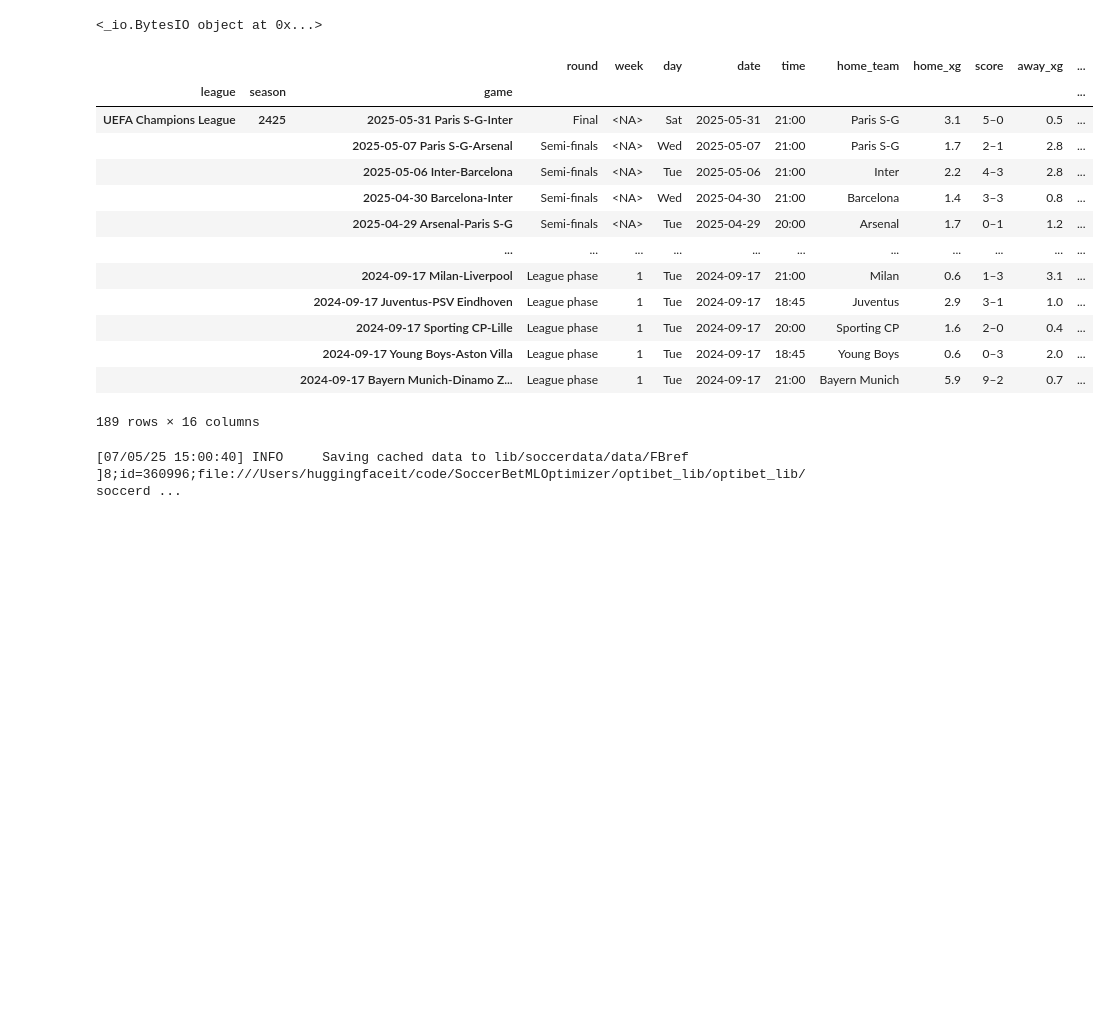
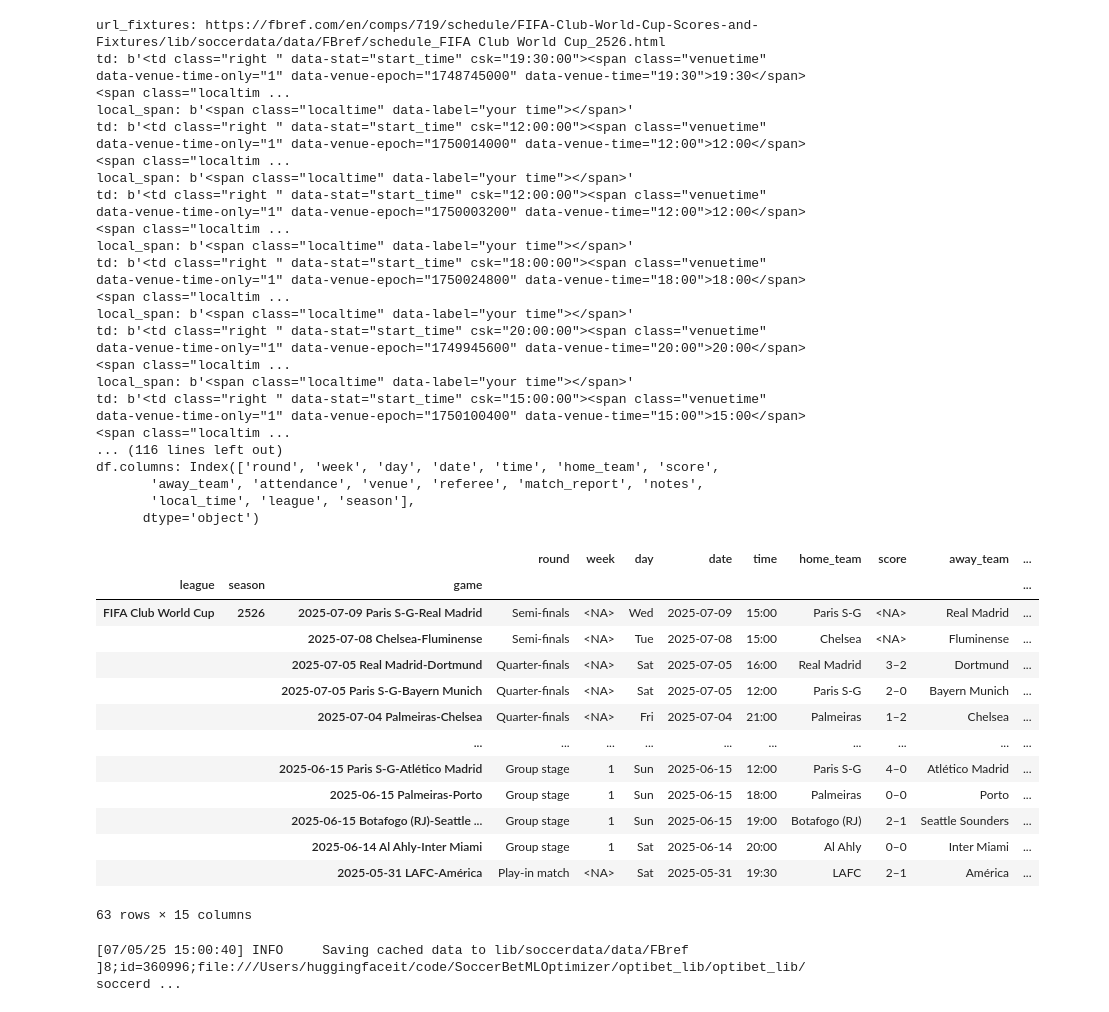
Before and after one commit to JulienDelavande/SoccerBetMLOptimizer, a Jupyter notebook: notebooks/api-exploration/soccer_data_fbref_jd_240606.ipynb, the cells around one changed output. Cells and saved outputs as stored; diff of their text form; code cells hidden in the pictures; blank space fills up the shorter version.

```diff
--- a/notebooks/api-exploration/soccer_data_fbref_jd_240606.ipynb
+++ b/notebooks/api-exploration/soccer_data_fbref_jd_240606.ipynb
@@ -28,7 +32,7 @@ def get_all_seasons_string(first_season, last_season, step=1, skip_seasons=None)
 use_cache = False
 get_current_season_only = True
 # %%
-fbref = sd.FBref(leagues=["UEFA Champions League"], seasons=['2425'], no_cache=True)
+fbref = sd.FBref(leagues=["FIFA Club World Cup"], seasons=['2526'], no_cache=False)
 df = fbref.read_schedule(force_cache=False)
 df.sort_values(by=['date'], ascending=False)
 # %% [output]
@@ -36,18 +40,34 @@ df.sort_values(by=['date'], ascending=False)
-<_io.BytesIO object at 0x...>
+url_fixtures: https://fbref.com/en/comps/719/schedule/FIFA-Club-World-Cup-Scores-and-Fixtures/lib/soccerdata/data/FBref/schedule_FIFA Club World Cup_2526.html
+td: b'<td class="right " data-stat="start_time" csk="19:30:00"><span class="venuetime" data-venue-time-only="1" data-venue-epoch="1748745000" data-venue-time="19:30">19:30</span> <span class="localtim ...
+local_span: b'<span class="localtime" data-label="your time"></span>'
+td: b'<td class="right " data-stat="start_time" csk="12:00:00"><span class="venuetime" data-venue-time-only="1" data-venue-epoch="1750014000" data-venue-time="12:00">12:00</span> <span class="localtim ...
+local_span: b'<span class="localtime" data-label="your time"></span>'
+td: b'<td class="right " data-stat="start_time" csk="12:00:00"><span class="venuetime" data-venue-time-only="1" data-venue-epoch="1750003200" data-venue-time="12:00">12:00</span> <span class="localtim ...
+local_span: b'<span class="localtime" data-label="your time"></span>'
+td: b'<td class="right " data-stat="start_time" csk="18:00:00"><span class="venuetime" data-venue-time-only="1" data-venue-epoch="1750024800" data-venue-time="18:00">18:00</span> <span class="localtim ...
+local_span: b'<span class="localtime" data-label="your time"></span>'
+td: b'<td class="right " data-stat="start_time" csk="20:00:00"><span class="venuetime" data-venue-time-only="1" data-venue-epoch="1749945600" data-venue-time="20:00">20:00</span> <span class="localtim ...
+local_span: b'<span class="localtime" data-label="your time"></span>'
+td: b'<td class="right " data-stat="start_time" csk="15:00:00"><span class="venuetime" data-venue-time-only="1" data-venue-epoch="1750100400" data-venue-time="15:00">15:00</span> <span class="localtim ...
+... (116 lines left out)
+df.columns: Index(['round', 'week', 'day', 'date', 'time', 'home_team', 'score',
+       'away_team', 'attendance', 'venue', 'referee', 'match_report', 'notes',
+       'local_time', 'league', 'season'],
+      dtype='object')
-|  |  |  | round | week | day | date | time | home_team | home_xg | score | away_xg | ... |
-| league | season | game |  |  |  |  |  |  |  |  |  | ... |
-| UEFA Champions League | 2425 | 2025-05-31 Paris S-G-Inter | Final | <NA> | Sat | 2025-05-31 | 21:00 | Paris S-G | 3.1 | 5–0 | 0.5 | ... |
-|  |  | 2025-05-07 Paris S-G-Arsenal | Semi-finals | <NA> | Wed | 2025-05-07 | 21:00 | Paris S-G | 1.7 | 2–1 | 2.8 | ... |
-|  |  | 2025-05-06 Inter-Barcelona | Semi-finals | <NA> | Tue | 2025-05-06 | 21:00 | Inter | 2.2 | 4–3 | 2.8 | ... |
-|  |  | 2025-04-30 Barcelona-Inter | Semi-finals | <NA> | Wed | 2025-04-30 | 21:00 | Barcelona | 1.4 | 3–3 | 0.8 | ... |
-|  |  | 2025-04-29 Arsenal-Paris S-G | Semi-finals | <NA> | Tue | 2025-04-29 | 20:00 | Arsenal | 1.7 | 0–1 | 1.2 | ... |
-|  |  | ... | ... | ... | ... | ... | ... | ... | ... | ... | ... | ... |
-|  |  | 2024-09-17 Milan-Liverpool | League phase | 1 | Tue | 2024-09-17 | 21:00 | Milan | 0.6 | 1–3 | 3.1 | ... |
-|  |  | 2024-09-17 Juventus-PSV Eindhoven | League phase | 1 | Tue | 2024-09-17 | 18:45 | Juventus | 2.9 | 3–1 | 1.0 | ... |
-|  |  | 2024-09-17 Sporting CP-Lille | League phase | 1 | Tue | 2024-09-17 | 20:00 | Sporting CP | 1.6 | 2–0 | 0.4 | ... |
-|  |  | 2024-09-17 Young Boys-Aston Villa | League phase | 1 | Tue | 2024-09-17 | 18:45 | Young Boys | 0.6 | 0–3 | 2.0 | ... |
-|  |  | 2024-09-17 Bayern Munich-Dinamo Z... | League phase | 1 | Tue | 2024-09-17 | 21:00 | Bayern Munich | 5.9 | 9–2 | 0.7 | ... |
+|  |  |  | round | week | day | date | time | home_team | score | away_team | ... |
+| league | season | game |  |  |  |  |  |  |  |  | ... |
+| FIFA Club World Cup | 2526 | 2025-07-09 Paris S-G-Real Madrid | Semi-finals | <NA> | Wed | 2025-07-09 | 15:00 | Paris S-G | <NA> | Real Madrid | ... |
+|  |  | 2025-07-08 Chelsea-Fluminense | Semi-finals | <NA> | Tue | 2025-07-08 | 15:00 | Chelsea | <NA> | Fluminense | ... |
+|  |  | 2025-07-05 Real Madrid-Dortmund | Quarter-finals | <NA> | Sat | 2025-07-05 | 16:00 | Real Madrid | 3–2 | Dortmund | ... |
+|  |  | 2025-07-05 Paris S-G-Bayern Munich | Quarter-finals | <NA> | Sat | 2025-07-05 | 12:00 | Paris S-G | 2–0 | Bayern Munich | ... |
+|  |  | 2025-07-04 Palmeiras-Chelsea | Quarter-finals | <NA> | Fri | 2025-07-04 | 21:00 | Palmeiras | 1–2 | Chelsea | ... |
+|  |  | ... | ... | ... | ... | ... | ... | ... | ... | ... | ... |
+|  |  | 2025-06-15 Paris S-G-Atlético Madrid | Group stage | 1 | Sun | 2025-06-15 | 12:00 | Paris S-G | 4–0 | Atlético Madrid | ... |
+|  |  | 2025-06-15 Palmeiras-Porto | Group stage | 1 | Sun | 2025-06-15 | 18:00 | Palmeiras | 0–0 | Porto | ... |
+|  |  | 2025-06-15 Botafogo (RJ)-Seattle ... | Group stage | 1 | Sun | 2025-06-15 | 19:00 | Botafogo (RJ) | 2–1 | Seattle Sounders | ... |
+|  |  | 2025-06-14 Al Ahly-Inter Miami | Group stage | 1 | Sat | 2025-06-14 | 20:00 | Al Ahly | 0–0 | Inter Miami | ... |
+|  |  | 2025-05-31 LAFC-América | Play-in match | <NA> | Sat | 2025-05-31 | 19:30 | LAFC | 2–1 | América | ... |
-189 rows × 16 columns
+63 rows × 15 columns
 # %%
 fbref = sd.FBref()
 leagues = ["UEFA Champions League", "INT-World Cup", "INT-European Championships", "Big 5 European Leagues Combined"]
```
Also changed, not shown: parts of 2 cells of this notebook, 16 other files.
